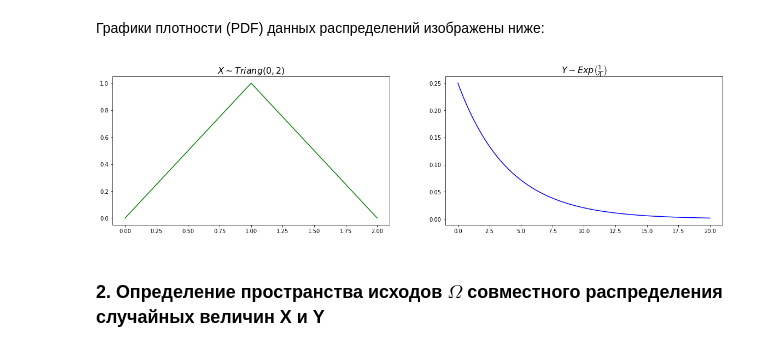
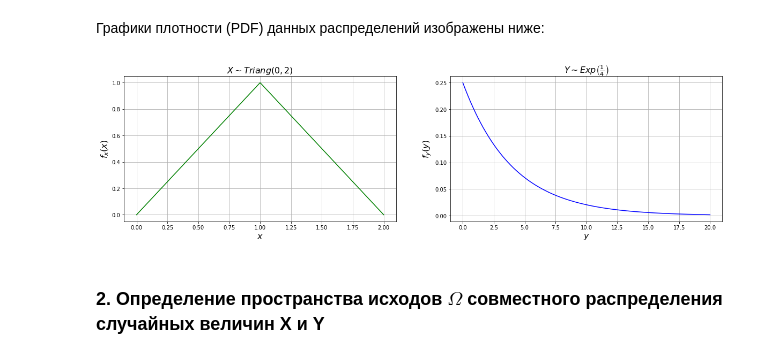
Before and after one commit to avikulin/PythonMath, a Jupyter notebook: Yandex ML Course #1/CourseProject/CourseProject.ipynb, the cells around one changed output. Drawn from its saved outputs; the diff is of its cells as text; code cells hidden in the pictures.

```diff
--- a/Yandex ML Course #1/CourseProject/CourseProject.ipynb
+++ b/Yandex ML Course #1/CourseProject/CourseProject.ipynb
@@ -47,20 +55,26 @@ $
 # %%
 x_space= np.linspace(0,2,10000)
 x_pdf = lambda x: 0 if x>2 else (x if 0<=x<=1 else 2-x)
 
 fig, subplots = plt.subplots(1, 2)
 fig.set_size_inches(20,5)
-
+subplots[0].grid(which="both")
 subplots[0].set_title(r"$X \sim Triang\left(0,2\right)$",fontdict= {"color":  "black","weight": "bold", "size": 16})
 subplots[0].plot(x_space, map(x_pdf,x_space),"g-")
+subplots[0].set_xlabel(r"$x$", fontdict= {"color":  "black","weight": "normal", "size": 16})
+subplots[0].set_ylabel(r"$f_x\left( x \right)$", fontdict= {"color":  "black","weight": "normal", "size": 16})
 
 y_space= np.linspace(0,20,10000)
 y_pdf = lambda y: 0.25*math.exp(-1*y*0.25)
+subplots[1].grid(which="both")
 subplots[1].set_title(r"$Y \sim Exp\left(\frac {1}{4} \right)$",fontdict= {"color":  "black","weight": "bold", "size": 16})
 subplots[1].plot(y_space, map(y_pdf,y_space),"b-")
+subplots[1].set_xlabel(r"$y$", fontdict= {"color":  "black","weight": "normal", "size": 16})
+subplots[1].set_ylabel(r"$f_y\left( y \right)$", fontdict= {"color":  "black","weight": "normal", "size": 16})
+
 plt.show()
 # %% [output]
-[figure, old version]
+[figure, new version]
 # %% [markdown]
 <h3>2. Определение пространства исходов ${\Omega}$ совместного распределения случайных величин X и Y</h3>
 # %% [markdown]
```
Also changed, not shown: parts of 22 cells of this notebook.
